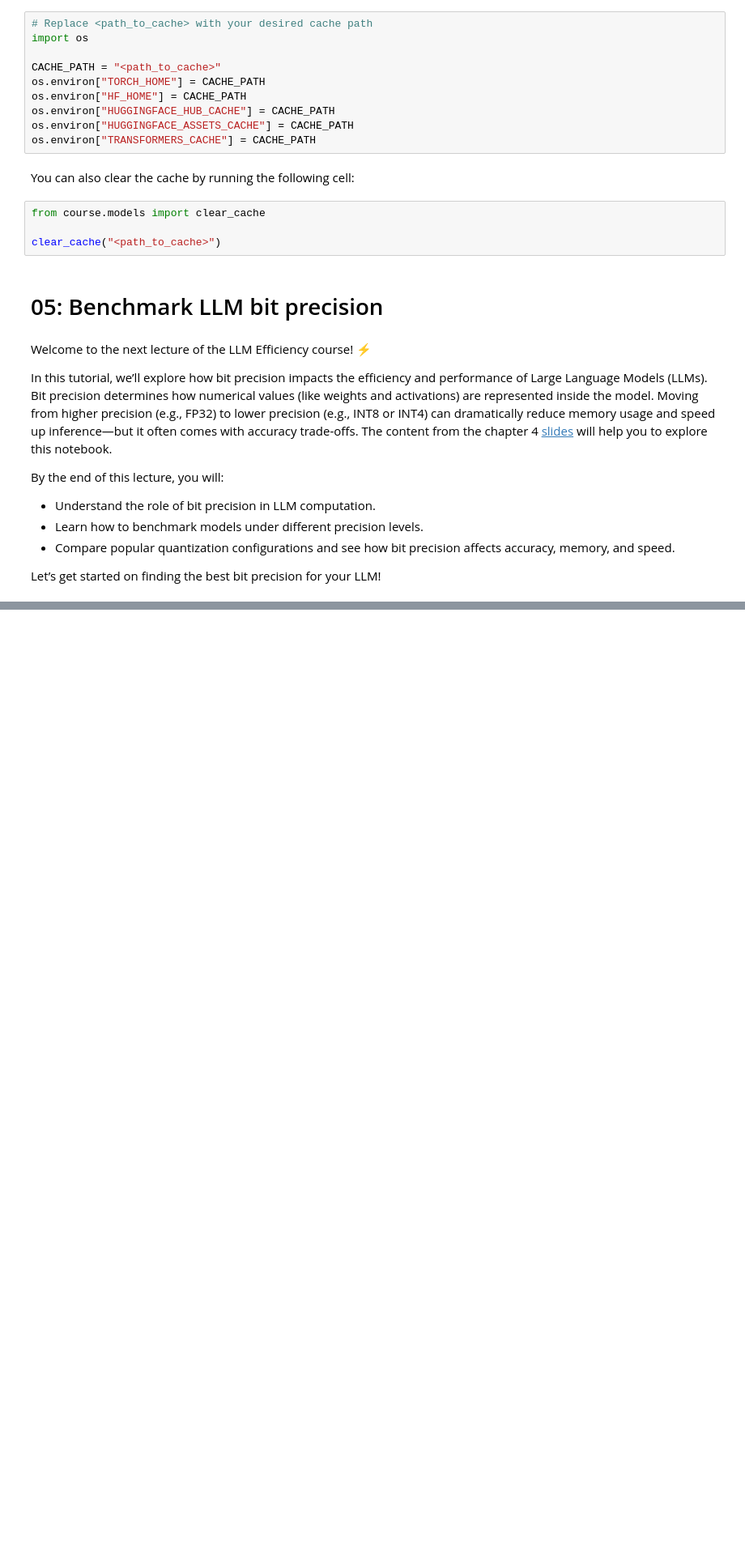
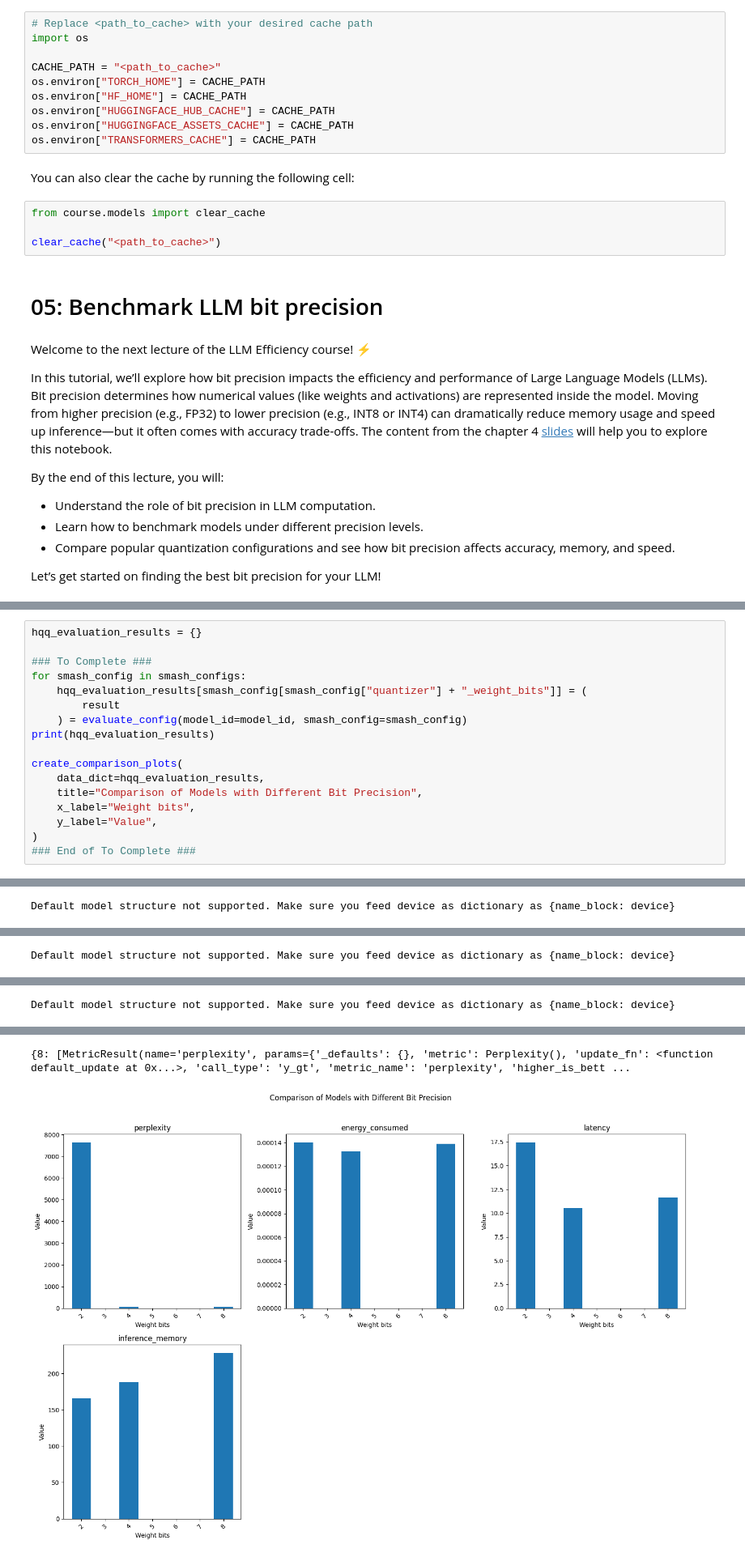
Before and after one commit to PrunaAI/ai-efficiency-courses, a Jupyter notebook: solutions/05-benchmark_llm_bits.ipynb, the cells around one changed output, grey strips where cells are left out. Shown at 81% size. Drawn from its saved outputs; the diff is of its cells as text; blank space fills up the shorter version.

```diff
--- a/solutions/05-benchmark_llm_bits.ipynb
+++ b/solutions/05-benchmark_llm_bits.ipynb
@@ -456,0 +375,18 @@ As a bonus, extend your analysis to explore how different quantization methods p
+# %%
+hqq_evaluation_results = {}
+
+### To Complete ###
+for smash_config in smash_configs:
+    hqq_evaluation_results[smash_config[smash_config["quantizer"] + "_weight_bits"]] = (
+        result
+    ) = evaluate_config(model_id=model_id, smash_config=smash_config)
+print(hqq_evaluation_results)
+
+create_comparison_plots(
+    data_dict=hqq_evaluation_results,
+    title="Comparison of Models with Different Bit Precision",
+    x_label="Weight bits",
+    y_label="Value",
+)
+### End of To Complete ###
+# %% [output]
@@ -456,0 +395 @@ As a bonus, extend your analysis to explore how different quantization methods p
+Default model structure not supported. Make sure you feed device as dictionary as {name_block: device}
@@ -456,0 +413 @@ As a bonus, extend your analysis to explore how different quantization methods p
+Default model structure not supported. Make sure you feed device as dictionary as {name_block: device}
@@ -456,0 +431 @@ As a bonus, extend your analysis to explore how different quantization methods p
+Default model structure not supported. Make sure you feed device as dictionary as {name_block: device}
@@ -456,0 +449,2 @@ As a bonus, extend your analysis to explore how different quantization methods p
+{8: [MetricResult(name='perplexity', params={'_defaults': {}, 'metric': Perplexity(), 'update_fn': <function default_update at 0x...>, 'call_type': 'y_gt', 'metric_name': 'perplexity', 'higher_is_bett ...
+[figure, added]
```
Also changed, not shown: parts of 42 cells of this notebook.
